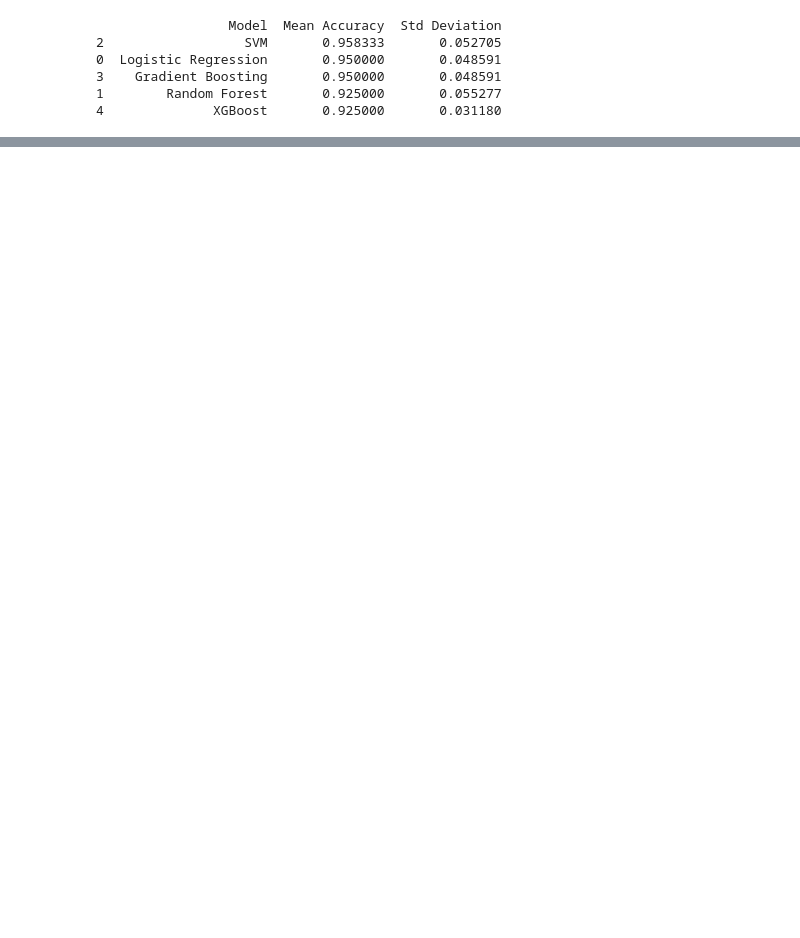
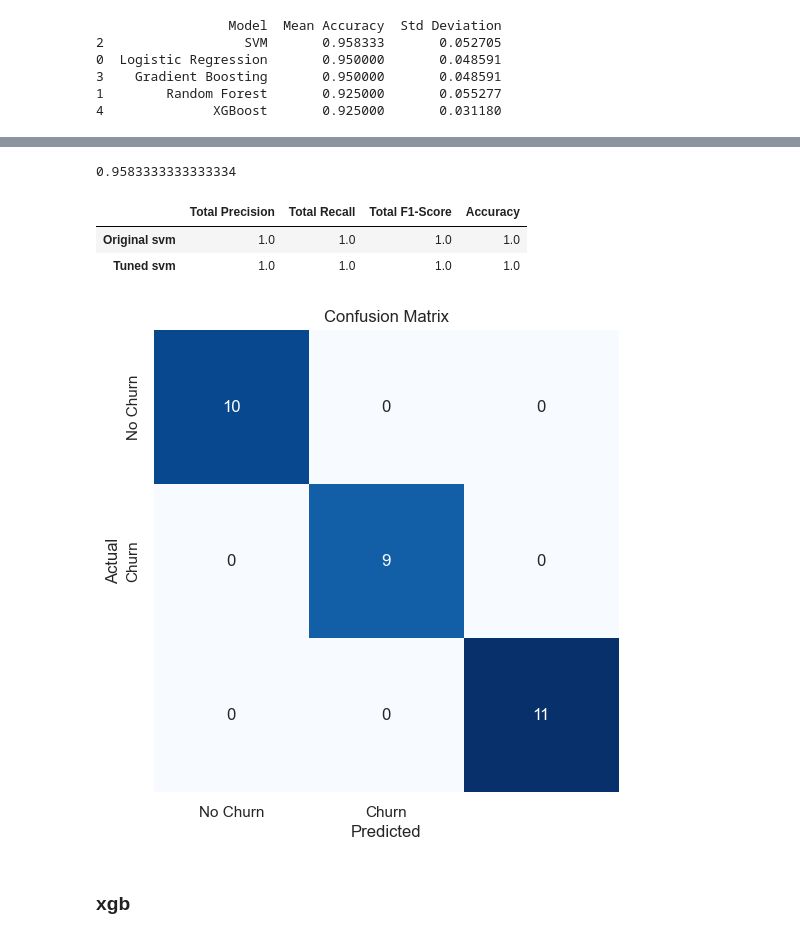
Before and after one commit to Georginahnjeri/Customer-churn-, a Jupyter notebook: Customerchurn.ipynb, the cells around one changed output, grey strips where cells are left out. Drawn from its saved outputs; the diff is of its cells as text; code cells hidden in the pictures; blank space fills up the shorter version.

```diff
--- a/Customerchurn.ipynb
+++ b/Customerchurn.ipynb
@@ -1182,0 +1477,77 @@ print(results_df)
+# %%
+# mean cross-validated score of the best estimator on the training data
+best_score
+# %% [output]
+0.9583333333333334
+# %%
+tuned_svm_model = random_search_svm.best_estimator_
+tuned_svm_model.fit(X_train, y_train)
+
+svm_model.fit(X_train, y_train)
+
+# make the predictions
+random_search_svm_pred = tuned_svm_model.predict(X_test)
+original_svm_model = svm_model.predict(X_test)
+# %%
+from sklearn.metrics import classification_report
+
+
+# Calculate the classification report
+report = classification_report(y_test, random_search_svm_pred, output_dict=True)
+report_2 = classification_report(y_test, original_svm_model, output_dict=True)
+
+# Extract precision, recall, f1-score, and accuracy metrics for both classes
+
+precision = ((report['1']['precision'] + report['0']['precision'])) / 2
+recall = ((report['1']['recall'] + report['0']['recall'])) / 2
+f1 = ((report['1']['f1-score'] + report['0']['f1-score'])) / 2
+
+precision2 = ((report_2['1']['precision'] + report_2['0']['precision'])) / 2
+recall2 = ((report_2['1']['recall'] + report_2['0']['recall'])) / 2
+f12 = ((report_2['1']['f1-score'] + report_2['0']['f1-score'])) / 2
+
+# Create dictionaries for metrics
+metrics_random_forest = {
+    'Total Precision': precision,
+    'Total Recall': recall,
+    'Total F1-Score': f1,
+    'Accuracy': report['accuracy']
+}
+metrics_original = {
+    'Total Precision': precision2,
+    'Total Recall': recall2,
+    'Total F1-Score': f12,
+    'Accuracy': report_2['accuracy']
+}
+# Create DataFrames from the metrics dictionaries
+metrics_df_svm = pd.DataFrame(metrics_random_forest, index=['Tuned svm'])
+metrics_df_original = pd.DataFrame(metrics_original, index=['Original svm'])
+
+# Concatenate the DataFrames vertically to combine the metrics
+combined_metrics_df = pd.concat([metrics_df_original, metrics_df_svm])
+
+combined_metrics_df
+# %% [output]
+|  | Total Precision | Total Recall | Total F1-Score | Accuracy |
+| Original svm | 1.0 | 1.0 | 1.0 | 1.0 |
+| Tuned svm | 1.0 | 1.0 | 1.0 | 1.0 |
+# %%
+from sklearn.metrics import confusion_matrix
+
+
+# construct the confusion matrix for tuned model
+confusion_matrix_svm = confusion_matrix(y_test, random_search_svm_pred)
+
+
+plt.figure(figsize=(6, 6))
+sns.heatmap(confusion_matrix_svm, annot=True, fmt='d', cmap='Blues', cbar=False,
+            xticklabels=['No Churn', 'Churn'],
+            yticklabels=['No Churn', 'Churn'])
+plt.xlabel('Predicted')
+plt.ylabel('Actual')
+plt.title('Confusion Matrix')
+plt.show()
+# %% [output]
+[figure, added]
+# %% [markdown]
+### xgb
```
Also changed, not shown: parts of 25 cells of this notebook.
